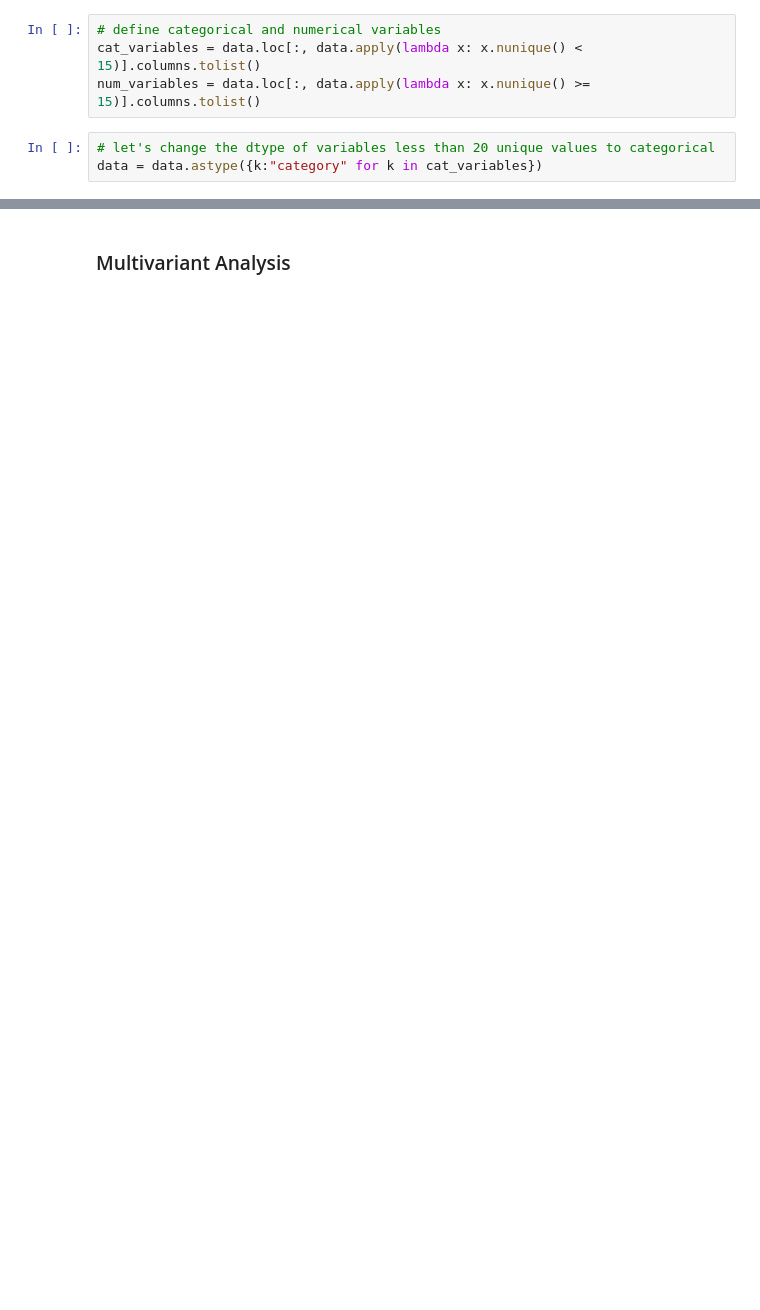
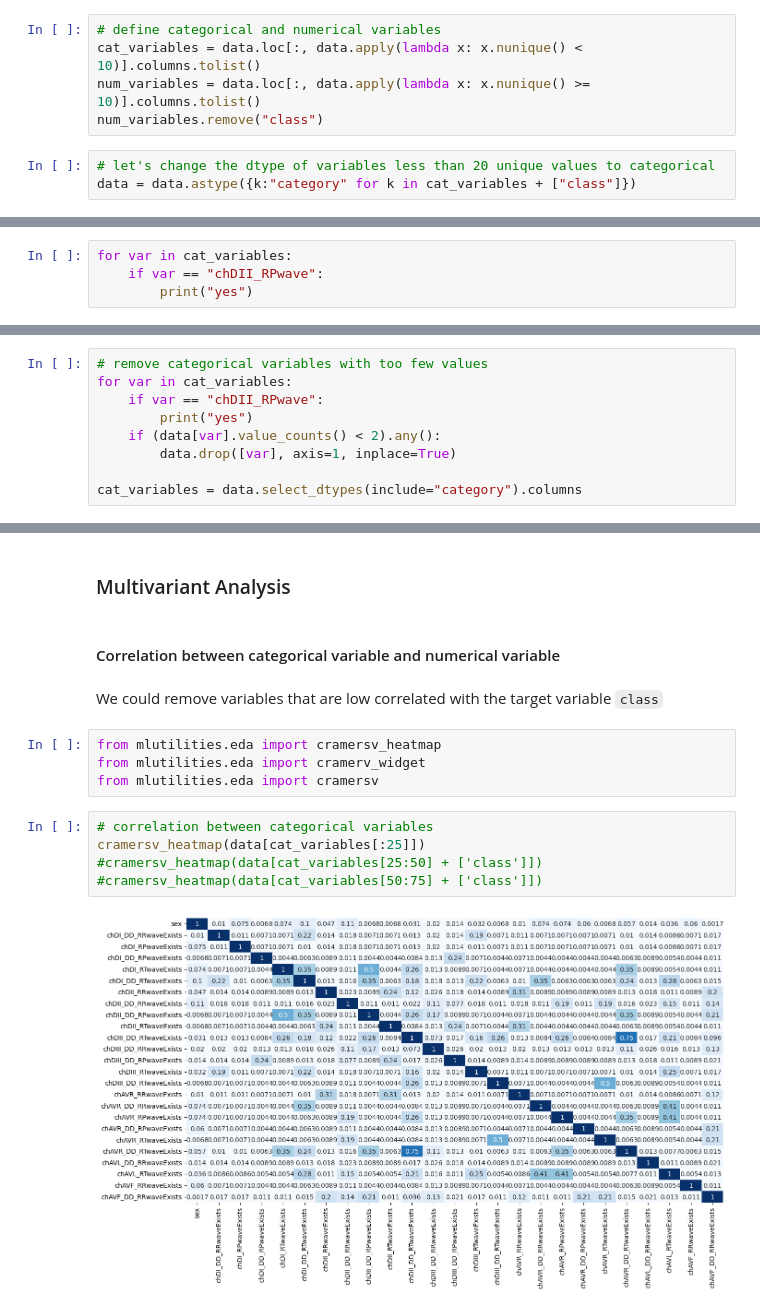
Before and after one commit to omarcastano/MLutilities, a Jupyter notebook: notebooks/arrhythim.ipynb, the cells around one changed output, grey strips where cells are left out. Drawn from its saved outputs; the diff is of its cells as text; blank space fills up the shorter version.

```diff
--- a/notebooks/arrhythim.ipynb
+++ b/notebooks/arrhythim.ipynb
@@ -35,10 +35,11 @@ We do not really know which variables are continuos or categorical, so let's cre
 # %%
 # define categorical and numerical variables
-cat_variables = data.loc[:, data.apply(lambda x: x.nunique() < 15)].columns.tolist()
-num_variables = data.loc[:, data.apply(lambda x: x.nunique() >= 15)].columns.tolist()
+cat_variables = data.loc[:, data.apply(lambda x: x.nunique() < 10)].columns.tolist()
+num_variables = data.loc[:, data.apply(lambda x: x.nunique() >= 10)].columns.tolist()
+num_variables.remove("class")
 # %%
 # let's change the dtype of variables less than 20 unique values to categorical
-data = data.astype({k:"category" for k in cat_variables})
+data = data.astype({k:"category" for k in cat_variables + ["class"]})
 # %% [markdown]
 ### Null values
 # %%
@@ -57,0 +72,4 @@ num_variables.remove("J")
+# %%
+for var in cat_variables:
+    if var == "chDII_RPwave":
+        print("yes")
@@ -57,0 +78,9 @@ num_variables.remove("J")
+# %%
+# remove categorical variables with too few values
+for var in cat_variables:
+    if var == "chDII_RPwave":
+        print("yes")
+    if (data[var].value_counts() < 2).any():
+        data.drop([var], axis=1, inplace=True)
+
+cat_variables = data.select_dtypes(include="category").columns
@@ -152,3 +183,18 @@ HBox(children=(Dropdown(description='Variable:', layout=Layout(height='30px', wi
 [interactive output not drawn]
 # %% [markdown]
 ### Multivariant Analysis
+# %% [markdown]
+#### Correlation between categorical variable and numerical variable
+# %% [markdown]
+We could remove variables that are low correlated with the target variable `class`
+# %%
+from mlutilities.eda import cramersv_heatmap
+from mlutilities.eda import cramerv_widget
+from mlutilities.eda import cramersv
+# %%
+# correlation between categorical variables
+cramersv_heatmap(data[cat_variables[:25]])
+#cramersv_heatmap(data[cat_variables[25:50] + ['class']])
+#cramersv_heatmap(data[cat_variables[50:75] + ['class']])
+# %% [output]
+[figure, added]
```
Also changed, not shown: parts of 42 cells of this notebook, 5 other files.
